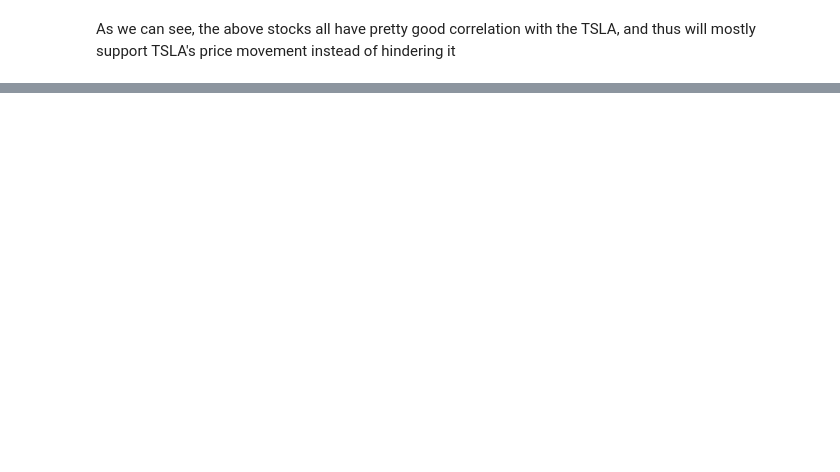
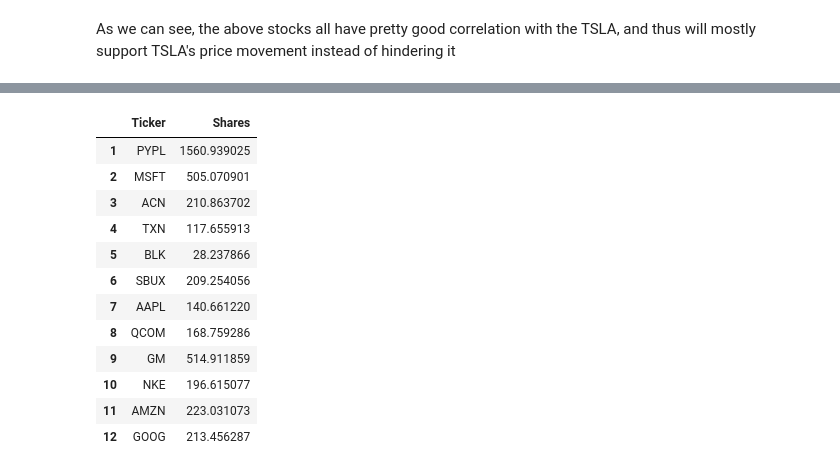
Before and after one commit to Eroica32/Investment-Portfolio-Builder, a Jupyter notebook: Team_12_Assignment.ipynb, the cells around one changed output, grey strips where cells are left out. Cells and saved outputs as stored; diff of their text form; code cells hidden in the pictures; blank space fills up the shorter version.

```diff
--- a/Team_12_Assignment.ipynb
+++ b/Team_12_Assignment.ipynb
@@ -444,0 +435,30 @@ Total Value of (Price * Shares): $500000.0
+# %%
+def outputCSV(Portfolio_Final):
+    '''
+    Purpose:
+        output the required csv file as stated in the assignment
+    Inputs:
+        Portfolio_Final (dataframe): A dataframe with columns: Ticker Price Shares Value Weight
+    Outputs:
+        A csv file with columns: Ticker and Shares
+    '''
+    Stocks_Group_12 = pd.DataFrame(Portfolio_Final[['Ticker', 'Shares']])
+    Stocks_Group_12.to_csv("Stocks_Group_12.csv")
+    return Stocks_Group_12
+
+Stocks_Group_12 = outputCSV(Portfolio_Final)
+Stocks_Group_12
+# %% [output]
+|  | Ticker | Shares |
+| 1 | PYPL | 1560.939025 |
+| 2 | MSFT | 505.070901 |
+| 3 | ACN | 210.863702 |
+| 4 | TXN | 117.655913 |
+| 5 | BLK | 28.237866 |
+| 6 | SBUX | 209.254056 |
+| 7 | AAPL | 140.661220 |
+| 8 | QCOM | 168.759286 |
+| 9 | GM | 514.911859 |
+| 10 | NKE | 196.615077 |
+| 11 | AMZN | 223.031073 |
+| 12 | GOOG | 213.456287 |
```
Also changed, not shown: parts of 30 cells of this notebook, 2 other files.
